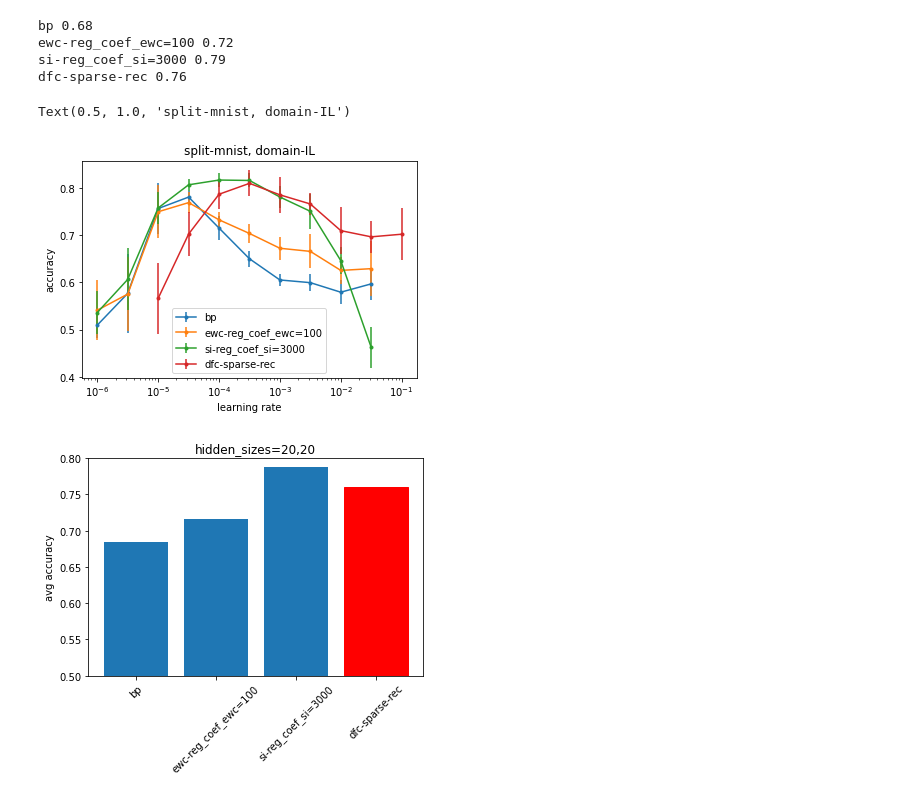
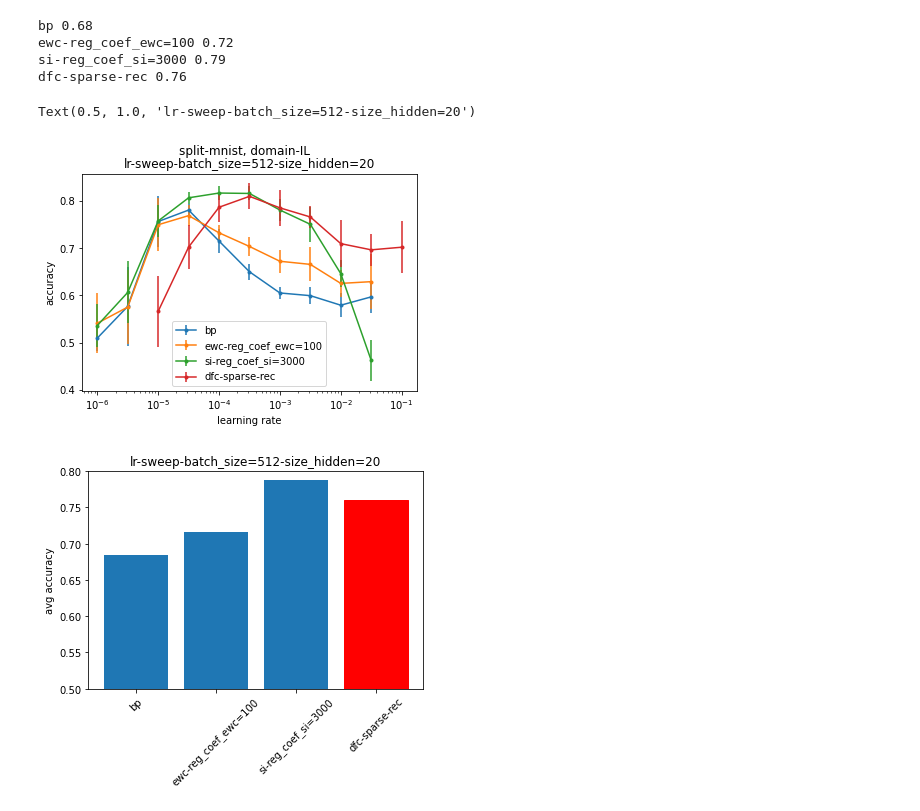
Before and after one commit to pennfranc/Continual-Learning-Benchmark, a Jupyter notebook: notebooks/lr sweep analysis.ipynb, the cells around one changed output. Drawn from its saved outputs; the diff is of its cells as text; code cells hidden in the pictures.

```diff
--- a/notebooks/lr sweep analysis.ipynb
+++ b/notebooks/lr sweep analysis.ipynb
@@ -7,8 +7,9 @@ batch_size = 512
 size_hidden = 20
 size = "20,20"
 reg_coef = 100
+experiment = f"lr-sweep-{batch_size=}-{size_hidden=}"
 
-dir_name = f"../outputs/lr-sweep-{batch_size=}-{size_hidden=}/"
+dir_name = f"../outputs/{experiment}/"
 lrs = [1 / 10**(i / 2) for i in range(3, 13, 1)]
 
 results = {'bp': {}, 'ewc-reg_coef_ewc=100': {}, 'si-reg_coef_si=3000': {}}
@@ -41,20 +42,21 @@ def get_score_n_best_consecutive(means, window):
 # %%
 window = 6
 for name, val in results.items():
     plt.errorbar(val['lrs'], val['means'], yerr=val['stds'], label=name, fmt=".-")
     print(name, round(get_score_n_best_consecutive(val['means'], window), 2))
 plt.legend()
 plt.xscale('log')
 plt.xlabel('learning rate')
 plt.ylabel('accuracy')
-plt.title('split-mnist, domain-IL')
+plt.suptitle('split-mnist, domain-IL')
+plt.title(experiment)
 # %% [output]
 bp 0.68
 ewc-reg_coef_ewc=100 0.72
 si-reg_coef_si=3000 0.79
 dfc-sparse-rec 0.76
-Text(0.5, 1.0, 'split-mnist, domain-IL')
+Text(0.5, 1.0, 'lr-sweep-batch_size=512-size_hidden=20')
-[figure, old version]
+[figure, new version]
 # %%
 dynamic_eval_range = True
 nr_lr_intervals_to_eval = 6  # only used if `dynamic_eval_range == True`
@@ -73,9 +75,9 @@ for name, val in results.items():
 barlist = plt.bar(results.keys(), means)
 plt.xticks(rotation = 45)
 plt.ylim(0.5, 0.8)
-plt.title(f"hidden_sizes={size}")
+plt.title(experiment)
 plt.ylabel('avg accuracy')
 for i in range(1, 2):
     barlist[-i].set_color('r')
 # %% [output]
-[figure, old version]
+[figure, new version]
```
Also changed, not shown: 1 other file.
